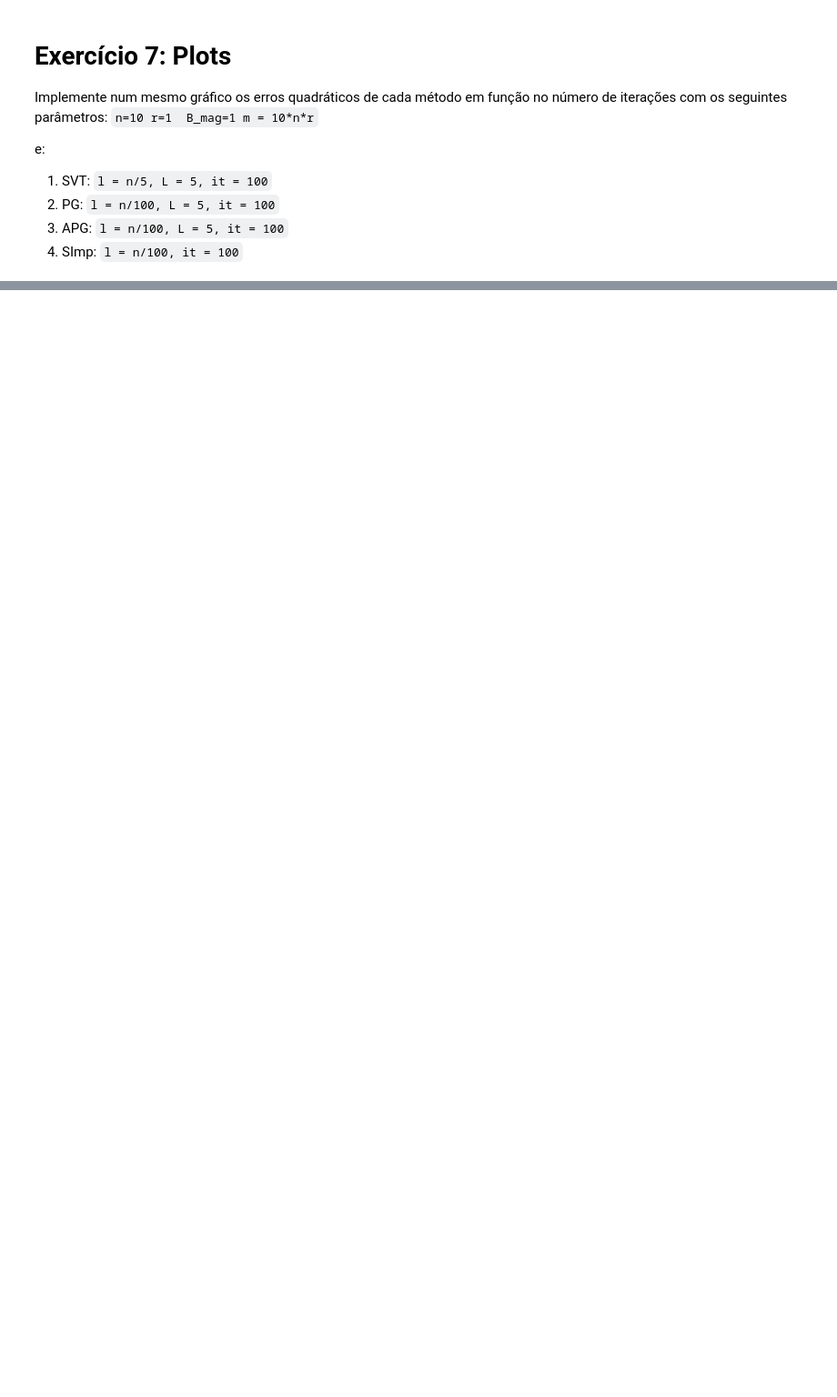
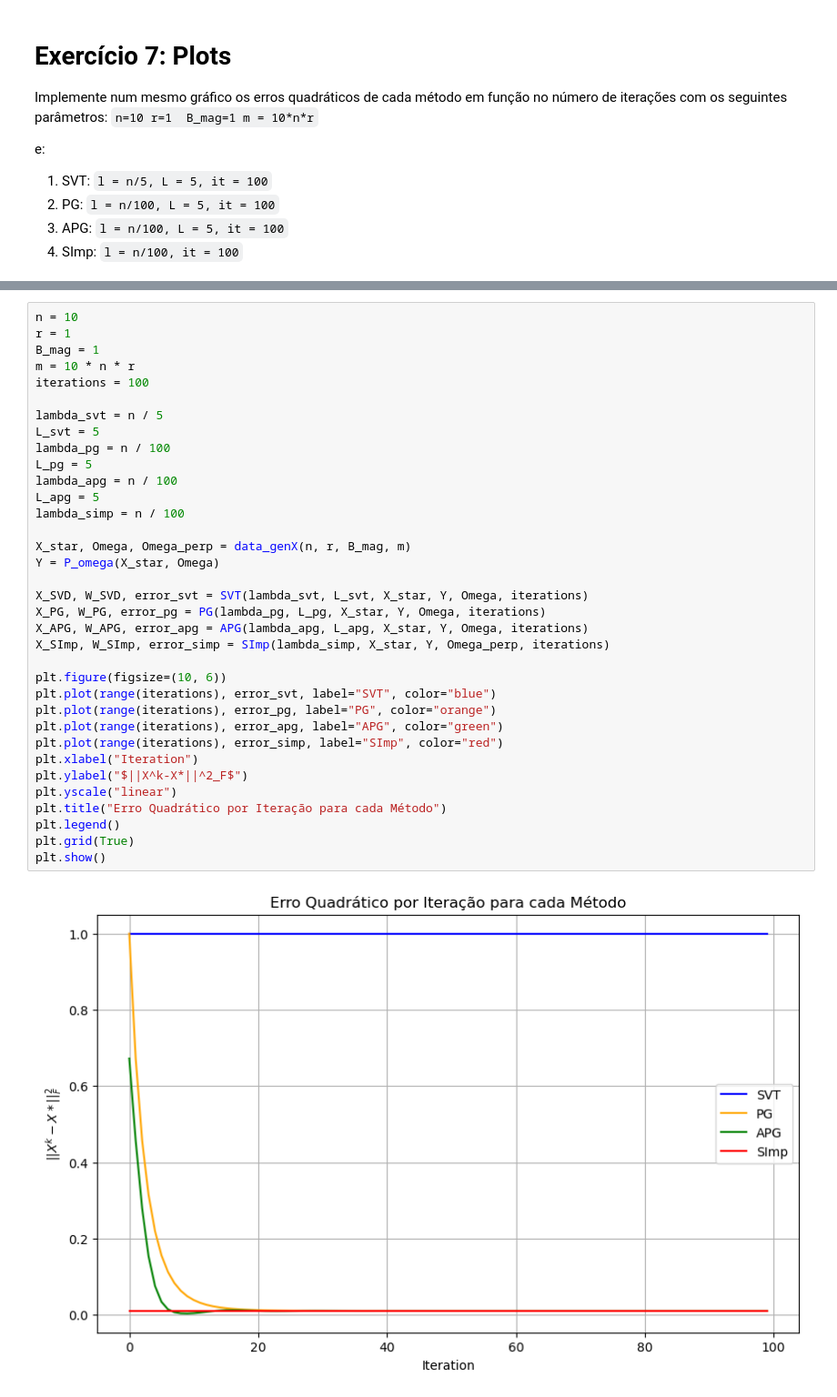
Before and after one commit to scrocha/otimizacao-OCD-2024, a Jupyter notebook: Atividade_03/Matrix-completion_Sillas.ipynb, the cells around one changed output, grey strips where cells are left out. Shown at 91% size. Cells and saved outputs as stored; diff of their text form; blank space fills up the shorter version.

```diff
--- a/Atividade_03/Matrix-completion_Sillas.ipynb
+++ b/Atividade_03/Matrix-completion_Sillas.ipynb
@@ -537,0 +551,37 @@ e:
+# %%
+n = 10
+r = 1
+B_mag = 1
+m = 10 * n * r
+iterations = 100
+
+lambda_svt = n / 5
+L_svt = 5
+lambda_pg = n / 100
+L_pg = 5
+lambda_apg = n / 100
+L_apg = 5
+lambda_simp = n / 100
+
+X_star, Omega, Omega_perp = data_genX(n, r, B_mag, m)
+Y = P_omega(X_star, Omega)
+
+X_SVD, W_SVD, error_svt = SVT(lambda_svt, L_svt, X_star, Y, Omega, iterations)
+X_PG, W_PG, error_pg = PG(lambda_pg, L_pg, X_star, Y, Omega, iterations)
+X_APG, W_APG, error_apg = APG(lambda_apg, L_apg, X_star, Y, Omega, iterations)
+X_SImp, W_SImp, error_simp = SImp(lambda_simp, X_star, Y, Omega_perp, iterations)
+
+plt.figure(figsize=(10, 6))
+plt.plot(range(iterations), error_svt, label="SVT", color="blue")
+plt.plot(range(iterations), error_pg, label="PG", color="orange")
+plt.plot(range(iterations), error_apg, label="APG", color="green")
+plt.plot(range(iterations), error_simp, label="SImp", color="red")
+plt.xlabel("Iteration")
+plt.ylabel("$||X^k-X*||^2_F$")
+plt.yscale("linear")
+plt.title("Erro Quadrático por Iteração para cada Método")
+plt.legend()
+plt.grid(True)
+plt.show()
+# %% [output]
+[figure, added]
```
Also changed, not shown: parts of 10 cells of this notebook.
